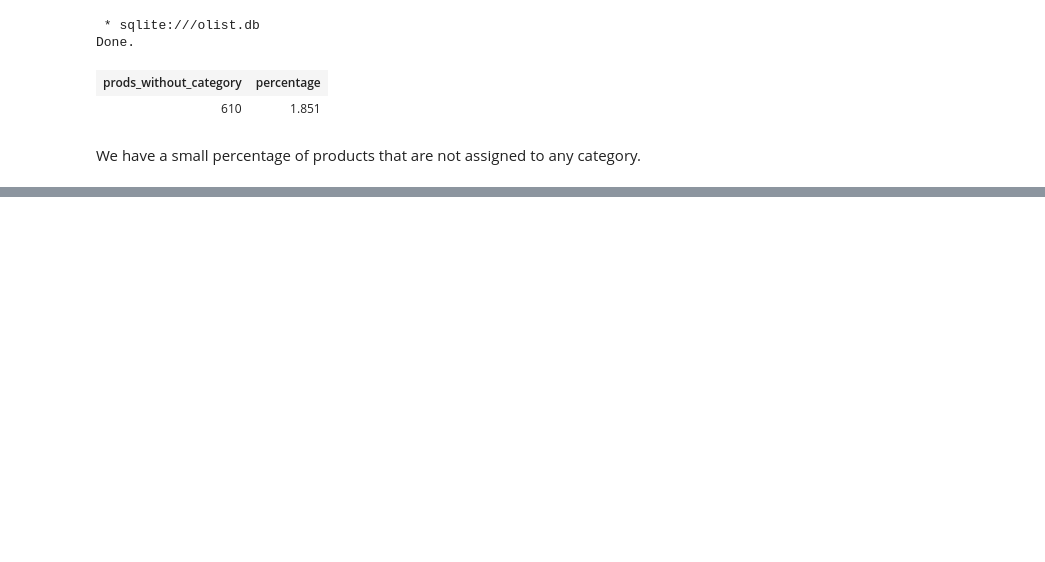
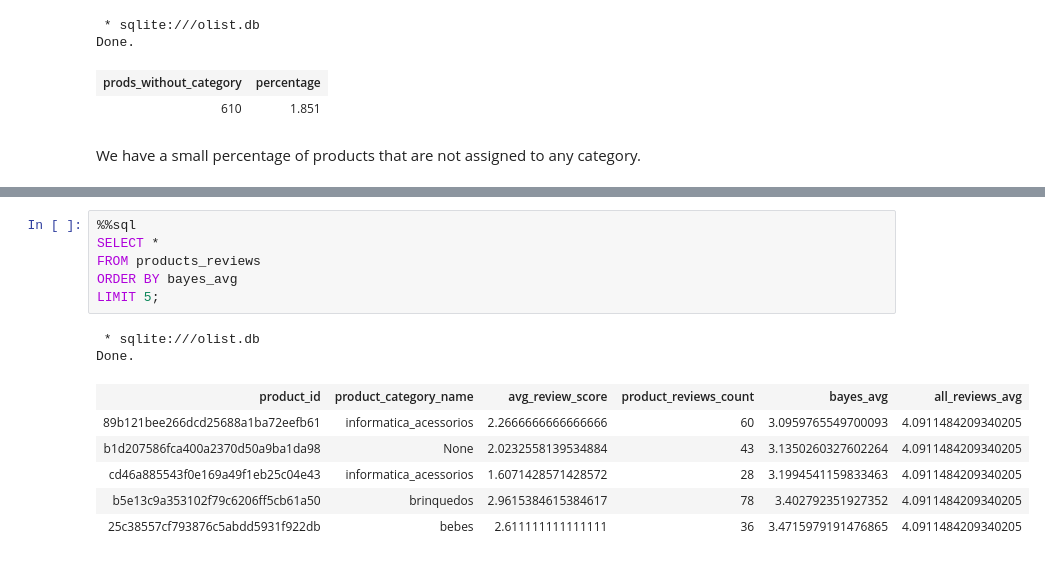
Before and after one commit to tindaro-adamo/olist-ecommerce-data-analysis, a Jupyter notebook: python/reviews.ipynb, the cells around one changed output, grey strips where cells are left out. Saved outputs shown, nothing was run; the diff lists cells and outputs as text; blank space fills up the shorter version.

```diff
--- a/python/reviews.ipynb
+++ b/python/reviews.ipynb
@@ -393,0 +392,15 @@ Done.
+# %%
+%%sql
+SELECT *
+FROM products_reviews
+ORDER BY bayes_avg
+LIMIT 5;
+# %% [output]
+ * sqlite:///olist.db
+Done.
+| product_id | product_category_name | avg_review_score | product_reviews_count | bayes_avg | all_reviews_avg |
+| 89b121bee266dcd25688a1ba72eefb61 | informatica_acessorios | 2.2666666666666666 | 60 | 3.0959765549700093 | 4.0911484209340205 |
+| b1d207586fca400a2370d50a9ba1da98 | None | 2.0232558139534884 | 43 | 3.1350260327602264 | 4.0911484209340205 |
+| cd46a885543f0e169a49f1eb25c04e43 | informatica_acessorios | 1.6071428571428572 | 28 | 3.1994541159833463 | 4.0911484209340205 |
+| b5e13c9a353102f79c6206ff5cb61a50 | brinquedos | 2.9615384615384617 | 78 | 3.402792351927352 | 4.0911484209340205 |
+| 25c38557cf793876c5abdd5931f922db | bebes | 2.611111111111111 | 36 | 3.4715979191476865 | 4.0911484209340205 |
```
Also changed, not shown: parts of 26 cells of this notebook.
